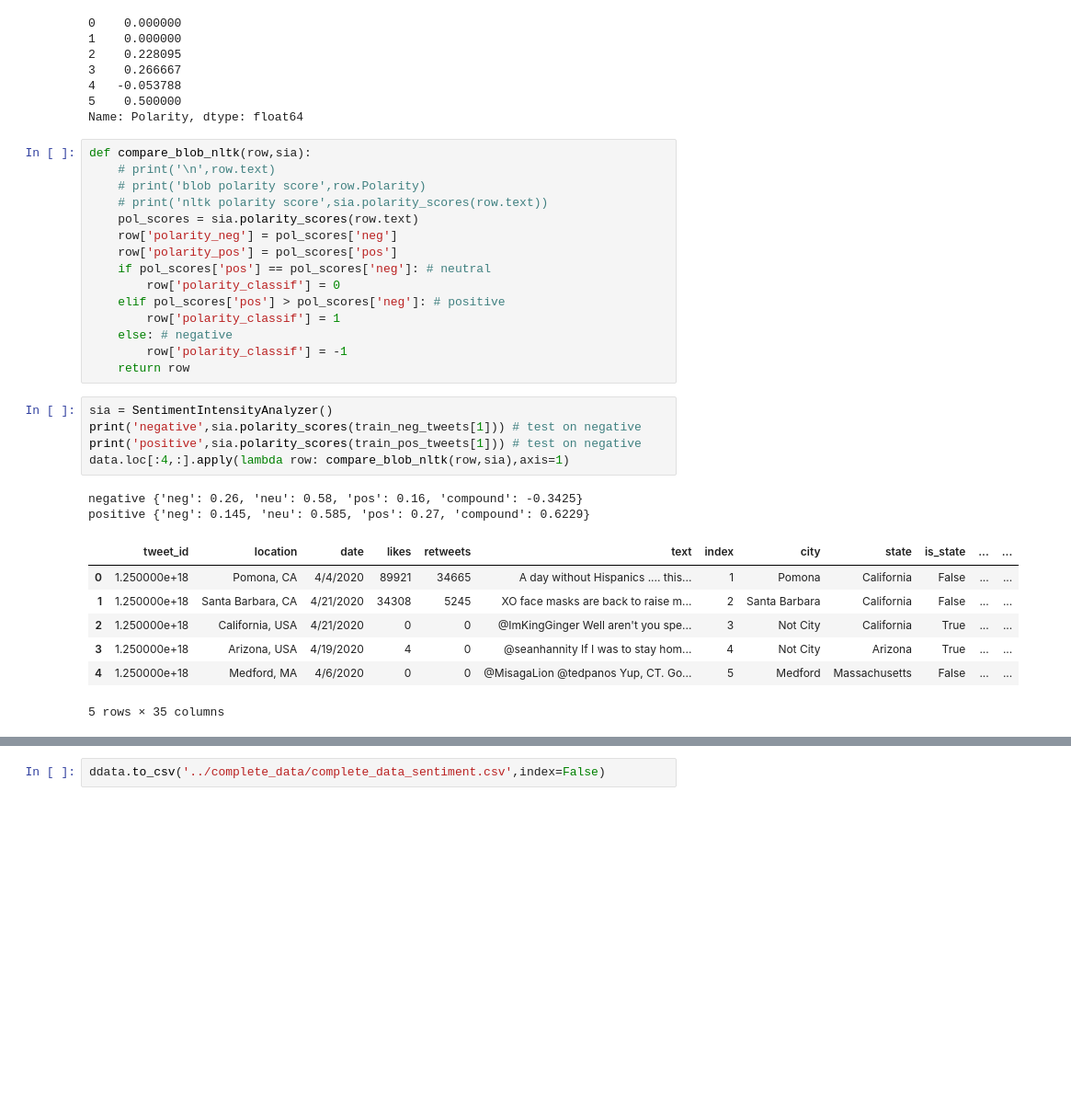
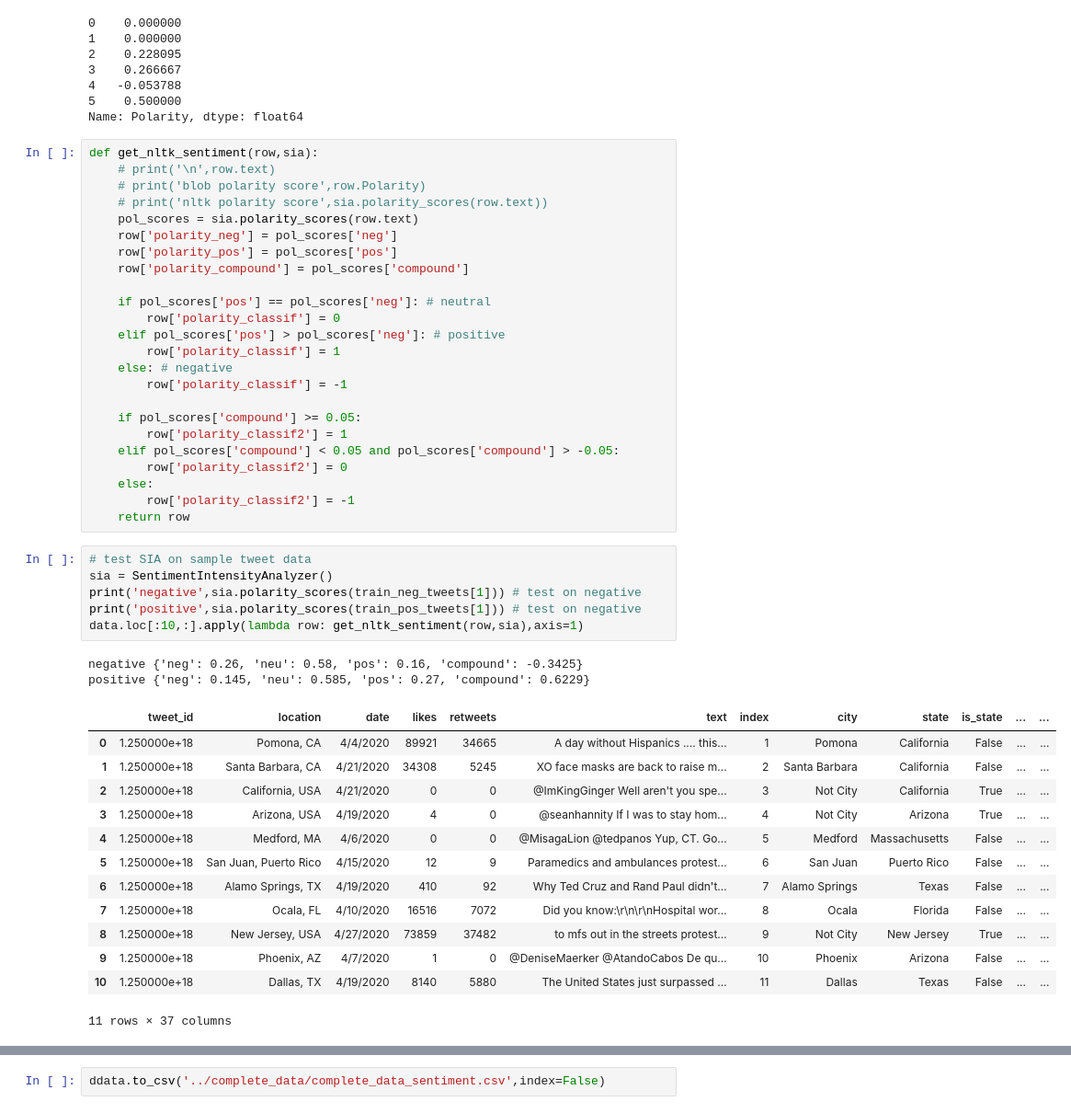
Before and after one commit to tylerwu2222/SM148_Project, a Jupyter notebook: adding_columns/nltk_sentiment.ipynb, the cells around one changed output, grey strips where cells are left out. Shown at 92% size. Saved outputs shown, nothing was run; the diff lists cells and outputs as text; blank space fills up the shorter version.

Commit message:
adding compound score

```diff
--- a/adding_columns/nltk_sentiment.ipynb
+++ b/adding_columns/nltk_sentiment.ipynb
@@ -85,35 +76,51 @@ data.Polarity[:6]
 5    0.500000
 Name: Polarity, dtype: float64
 # %%
-def compare_blob_nltk(row,sia):
+def get_nltk_sentiment(row,sia):
     # print('\n',row.text)
     # print('blob polarity score',row.Polarity)
     # print('nltk polarity score',sia.polarity_scores(row.text))
     pol_scores = sia.polarity_scores(row.text)
     row['polarity_neg'] = pol_scores['neg']
     row['polarity_pos'] = pol_scores['pos']
+    row['polarity_compound'] = pol_scores['compound']
+
     if pol_scores['pos'] == pol_scores['neg']: # neutral
         row['polarity_classif'] = 0
     elif pol_scores['pos'] > pol_scores['neg']: # positive
         row['polarity_classif'] = 1
     else: # negative
         row['polarity_classif'] = -1
+
+    if pol_scores['compound'] >= 0.05:
+        row['polarity_classif2'] = 1
+    elif pol_scores['compound'] < 0.05 and pol_scores['compound'] > -0.05:
+        row['polarity_classif2'] = 0
+    else:
+        row['polarity_classif2'] = -1
     return row
 # %%
+# test SIA on sample tweet data
 sia = SentimentIntensityAnalyzer()
 print('negative',sia.polarity_scores(train_neg_tweets[1])) # test on negative
 print('positive',sia.polarity_scores(train_pos_tweets[1])) # test on negative
-data.loc[:4,:].apply(lambda row: compare_blob_nltk(row,sia),axis=1)
+data.loc[:10,:].apply(lambda row: get_nltk_sentiment(row,sia),axis=1)
 # %% [output]
 negative {'neg': 0.26, 'neu': 0.58, 'pos': 0.16, 'compound': -0.3425}
 positive {'neg': 0.145, 'neu': 0.585, 'pos': 0.27, 'compound': 0.6229}
 |  | tweet_id | location | date | likes | retweets | text | index | city | state | is_state | ... | ... |
 | 0 | 1.250000e+18 | Pomona, CA | 4/4/2020 | 89921 | 34665 | A day without Hispanics .... this... | 1 | Pomona | California | False | ... | ... |
 | 1 | 1.250000e+18 | Santa Barbara, CA | 4/21/2020 | 34308 | 5245 | XO face masks are back to raise m... | 2 | Santa Barbara | California | False | ... | ... |
 | 2 | 1.250000e+18 | California, USA | 4/21/2020 | 0 | 0 | @ImKingGinger Well aren't you spe... | 3 | Not City | California | True | ... | ... |
 | 3 | 1.250000e+18 | Arizona, USA | 4/19/2020 | 4 | 0 | @seanhannity If I was to stay hom... | 4 | Not City | Arizona | True | ... | ... |
 | 4 | 1.250000e+18 | Medford, MA | 4/6/2020 | 0 | 0 | @MisagaLion @tedpanos Yup, CT. Go... | 5 | Medford | Massachusetts | False | ... | ... |
+| 5 | 1.250000e+18 | San Juan, Puerto Rico | 4/15/2020 | 12 | 9 | Paramedics and ambulances protest... | 6 | San Juan | Puerto Rico | False | ... | ... |
+| 6 | 1.250000e+18 | Alamo Springs, TX | 4/19/2020 | 410 | 92 | Why Ted Cruz and Rand Paul didn't... | 7 | Alamo Springs | Texas | False | ... | ... |
+| 7 | 1.250000e+18 | Ocala, FL | 4/10/2020 | 16516 | 7072 | Did you know:\r\n\r\nHospital wor... | 8 | Ocala | Florida | False | ... | ... |
+| 8 | 1.250000e+18 | New Jersey, USA | 4/27/2020 | 73859 | 37482 | to mfs out in the streets protest... | 9 | Not City | New Jersey | True | ... | ... |
+| 9 | 1.250000e+18 | Phoenix, AZ | 4/7/2020 | 1 | 0 | @DeniseMaerker @AtandoCabos De qu... | 10 | Phoenix | Arizona | False | ... | ... |
+| 10 | 1.250000e+18 | Dallas, TX | 4/19/2020 | 8140 | 5880 | The United States just surpassed ... | 11 | Dallas | Texas | False | ... | ... |
-5 rows × 35 columns
+11 rows × 37 columns
 # %%
 sia = SentimentIntensityAnalyzer()
 ddata = dd.from_pandas(data, npartitions=15)
```
Also changed, not shown: parts of 2 cells of this notebook, 1 other file.
